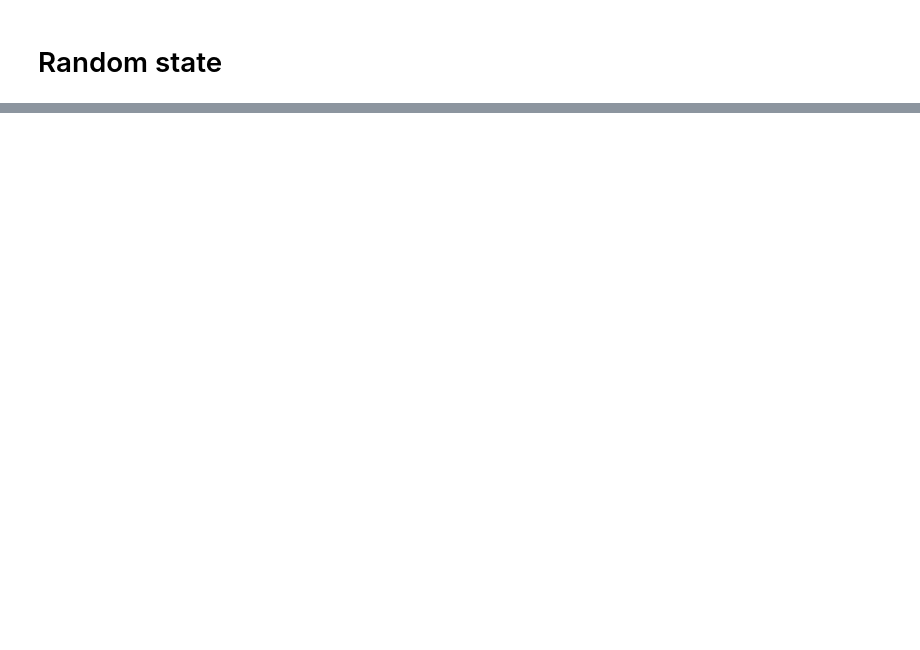
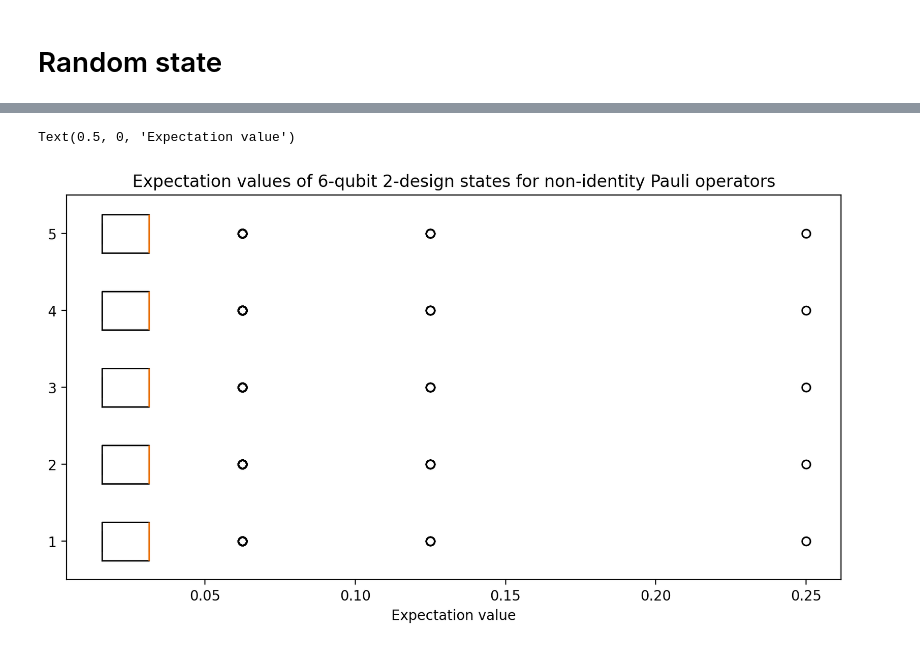
Before and after one commit to Jue-Xu/Pauli-Propagation-Hamiltonian-Expectation, a Jupyter notebook: random_state.ipynb, the cells around one changed output, grey strips where cells are left out. Cells and saved outputs as stored; diff of their text form; code cells hidden in the pictures; blank space fills up the shorter version.

```diff
--- a/random_state.ipynb
+++ b/random_state.ipynb
@@ -171,0 +66,14 @@ First few amplitudes: [-0.5-4.45093965e-18j -0.5+4.45093965e-18j -0.5-4.45093965
+# %%
+n_states = 1000
+design2_states = generate_clifford_2_design(n, n_states)
+expvals = [[np.real(np.sum(np.abs(state.data)**4)) for state in design2_states] for _ in range(5)]
+# expvals = [[purity(states) for states in design2_states] for _ in range(10)]
+# expvals = [[states.expectation_value(non_identity_pauli(n)) for states in design2_states] for _ in range(10)]
+
+fig, ax = plt.subplots(figsize=(10, 5))
+ax.boxplot(expvals, vert=False)
+ax.set_title(f"Expectation values of {n}-qubit 2-design states for non-identity Pauli operators")
+ax.set_xlabel("Expectation value")
+# %% [output]
+Text(0.5, 0, 'Expectation value')
+[figure, added]
```
Also changed, not shown: parts of 5 cells of this notebook, 11 other files.
